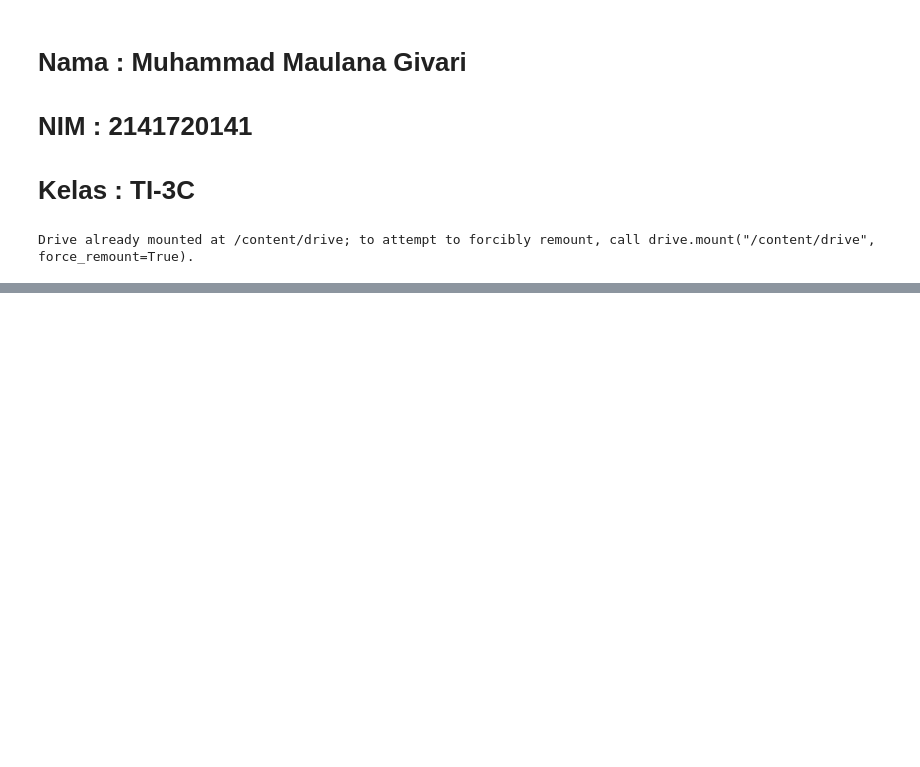
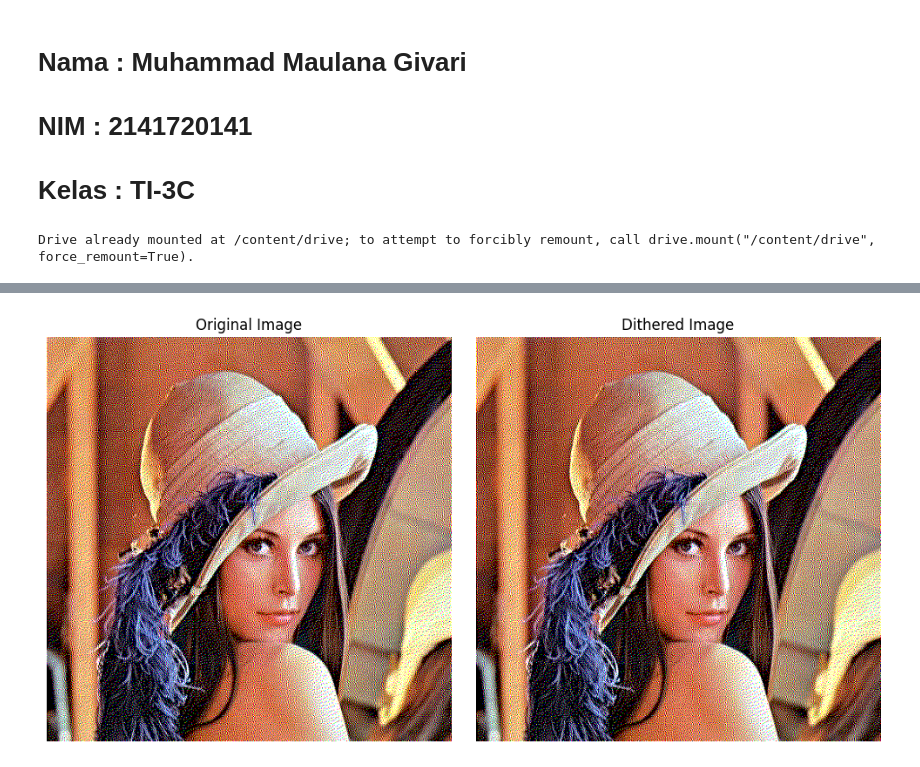
Before and after one commit to maulss/PCVK, a Jupyter notebook: minggu 6.ipynb, the cells around one changed output, grey strips where cells are left out. Cells and saved outputs as stored; diff of their text form; code cells hidden in the pictures; blank space fills up the shorter version.

```diff
--- a/minggu 6.ipynb
+++ b/minggu 6.ipynb
@@ -214,0 +303,90 @@ FileNotFoundError: ignored
+# %%
+from PIL import Image
+import matplotlib.pyplot as plt
+
+def apply_dithering(image):
+    width, height = image.size
+    for y in range(height):
+        for x in range(width):
+            old_pixel = image.getpixel((x, y))
+            new_pixel = quantize_pixel(old_pixel)
+            image.putpixel((x, y), new_pixel)
+            quant_error = calculate_quantization_error(old_pixel, new_pixel)
+            distribute_error(image, x, y, quant_error)
+    return image
+
+def quantize_pixel(pixel):
+    r, g, b = pixel
+    new_r = round(r / 255) * 255
+    new_g = round(g / 255) * 255
+    new_b = round(b / 255) * 255
+    return (new_r, new_g, new_b)
+
+def calculate_quantization_error(old_pixel, new_pixel):
+    r_old, g_old, b_old = old_pixel
+    r_new, g_new, b_new = new_pixel
+    quant_error_r = r_old - r_new
+    quant_error_g = g_old - g_new
+    quant_error_b = b_old - b_new
+    return (quant_error_r, quant_error_g, quant_error_b)
+
+def distribute_error(image, x, y, quant_error):
+    width, height = image.size
+    error_r, error_g, error_b = quant_error
+    if x + 1 < width:
+        new_pixel = image.getpixel((x + 1, y))
+        image.putpixel((x + 1, y), (
+            new_pixel[0] + (error_r * 7 // 16),
+            new_pixel[1] + (error_g * 7 // 16),
+            new_pixel[2] + (error_b * 7 // 16)
+        ))
+    if x - 1 >= 0 and y + 1 < height:
+        new_pixel = image.getpixel((x - 1, y + 1))
+        image.putpixel((x - 1, y + 1), (
+            new_pixel[0] + (error_r * 3 // 16),
+            new_pixel[1] + (error_g * 3 // 16),
+            new_pixel[2] + (error_b * 3 // 16)
+        ))
+    if y + 1 < height:
+        new_pixel = image.getpixel((x, y + 1))
+        image.putpixel((x, y + 1), (
+            new_pixel[0] + (error_r * 5 // 16),
+            new_pixel[1] + (error_g * 5 // 16),
+            new_pixel[2] + (error_b * 5 // 16)
+        ))
+    if x + 1 < width and y + 1 < height:
+        new_pixel = image.getpixel((x + 1, y + 1))
+        image.putpixel((x + 1, y + 1), (
+            new_pixel[0] + (error_r * 1 // 16),
+            new_pixel[1] + (error_g * 1 // 16),
+            new_pixel[2] + (error_b * 1 // 16)
+        ))
+
+# Load the original input image
+input_image_path = ('/content/drive/MyDrive/PVCK/lena.jpg')
+input_image = Image.open(input_image_path)
+
+# Apply dithering
+output_image = apply_dithering(input_image)
+
+# Plotting the images
+plt.figure(figsize=(10, 5))
+
+# Plot the original image
+plt.subplot(1, 2, 1)
+plt.imshow(input_image)
+plt.title('Original Image')
+plt.axis('off')
+
+# Plot the dithered image
+plt.subplot(1, 2, 2)
+plt.imshow(output_image)
+plt.title('Dithered Image')
+plt.axis('off')
+
+# Display the images
+# cv2_imshow(input_image_path)
+plt.tight_layout()
+plt.show()
+# %% [output]
+[figure, added]
```
Also changed, not shown: parts of 17 cells of this notebook.
